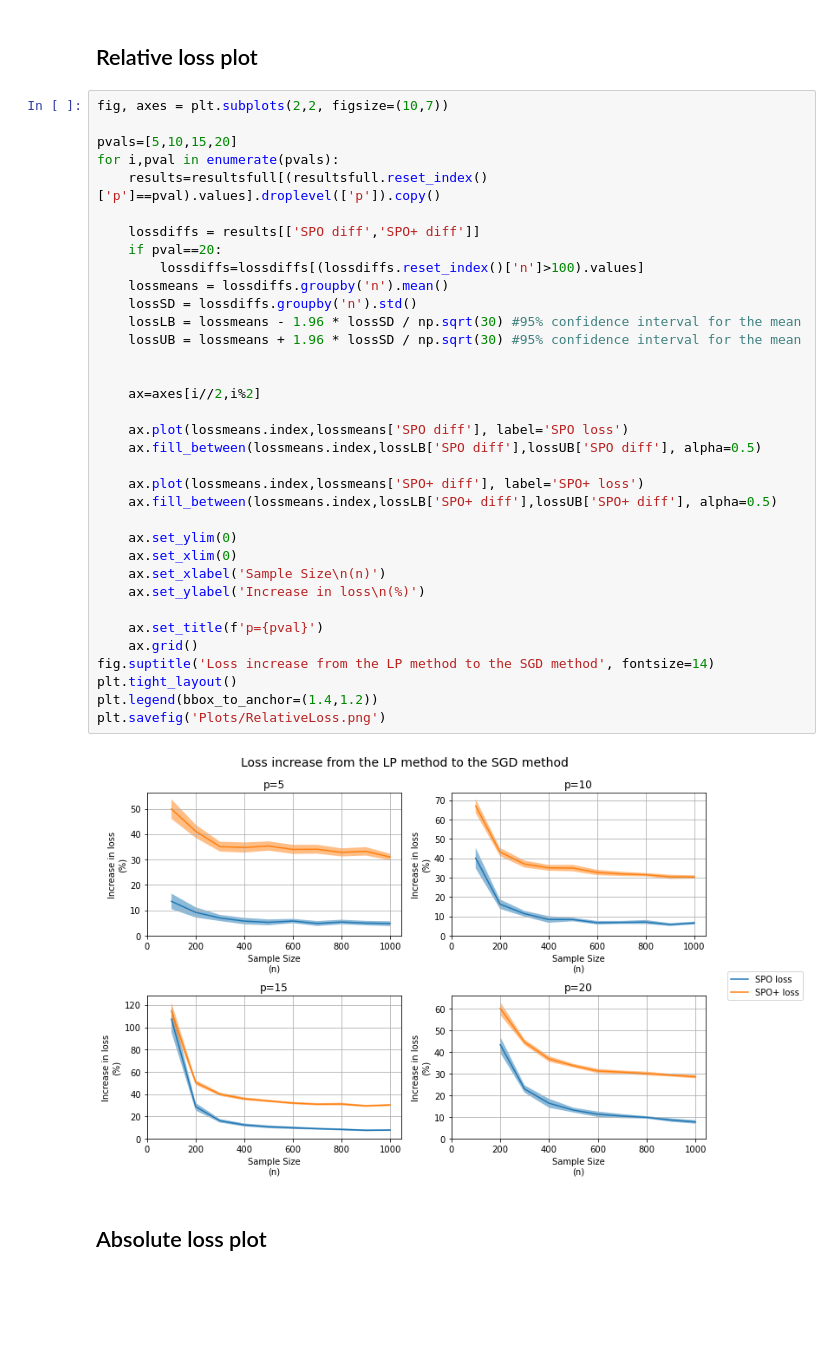
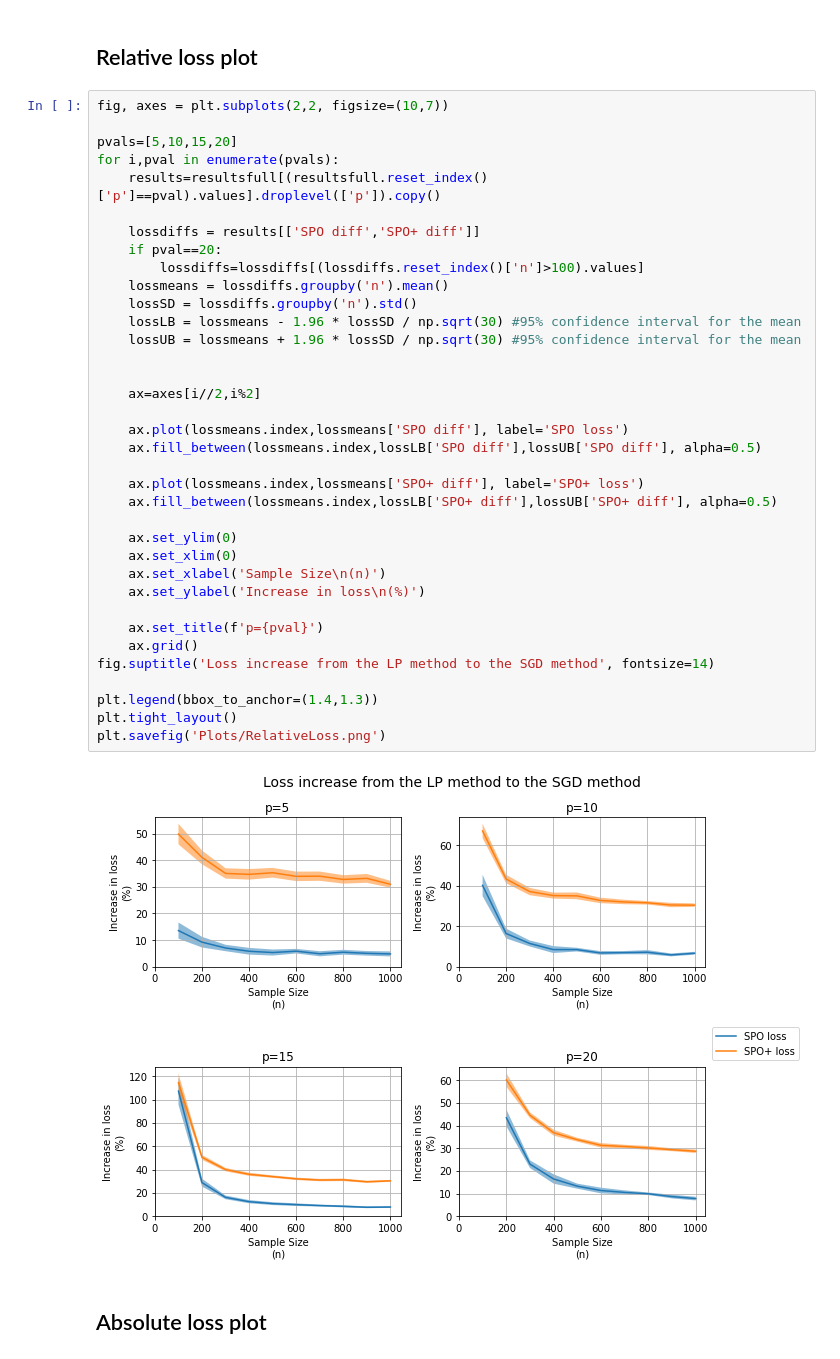
Before and after one commit to michaelzcjia/smart_predict_optimize, a Jupyter notebook: ResultsAnalysis.ipynb, the cells around one changed output. Cells and saved outputs as stored; diff of their text form; blank space fills up the shorter version.

Commit message:
plot legends were cut off

```diff
--- a/ResultsAnalysis.ipynb
+++ b/ResultsAnalysis.ipynb
@@ -19,35 +19,36 @@ for i,pval in enumerate(pvals):
     results=resultsfull[(resultsfull.reset_index()['p']==pval).values].droplevel(['p']).copy()
 
     lossdiffs = results[['SPO diff','SPO+ diff']]
     if pval==20:
         lossdiffs=lossdiffs[(lossdiffs.reset_index()['n']>100).values]
     lossmeans = lossdiffs.groupby('n').mean()
     lossSD = lossdiffs.groupby('n').std()
     lossLB = lossmeans - 1.96 * lossSD / np.sqrt(30) #95% confidence interval for the mean
     lossUB = lossmeans + 1.96 * lossSD / np.sqrt(30) #95% confidence interval for the mean
 
 
     ax=axes[i//2,i%2]
 
     ax.plot(lossmeans.index,lossmeans['SPO diff'], label='SPO loss')
     ax.fill_between(lossmeans.index,lossLB['SPO diff'],lossUB['SPO diff'], alpha=0.5)
 
     ax.plot(lossmeans.index,lossmeans['SPO+ diff'], label='SPO+ loss')
     ax.fill_between(lossmeans.index,lossLB['SPO+ diff'],lossUB['SPO+ diff'], alpha=0.5)
 
     ax.set_ylim(0)
     ax.set_xlim(0)
     ax.set_xlabel('Sample Size\n(n)')
     ax.set_ylabel('Increase in loss\n(%)')
 
     ax.set_title(f'p={pval}')
     ax.grid()
 fig.suptitle('Loss increase from the LP method to the SGD method', fontsize=14)
+
+plt.legend(bbox_to_anchor=(1.4,1.3))
 plt.tight_layout()
-plt.legend(bbox_to_anchor=(1.4,1.2))
 plt.savefig('Plots/RelativeLoss.png')
 # %% [output]
-[figure, old version]
+[figure, new version]
 # %% [markdown]
 ## Absolute loss plot
 # %%
```
Also changed, not shown: parts of 3 cells of this notebook, 4 other files.
